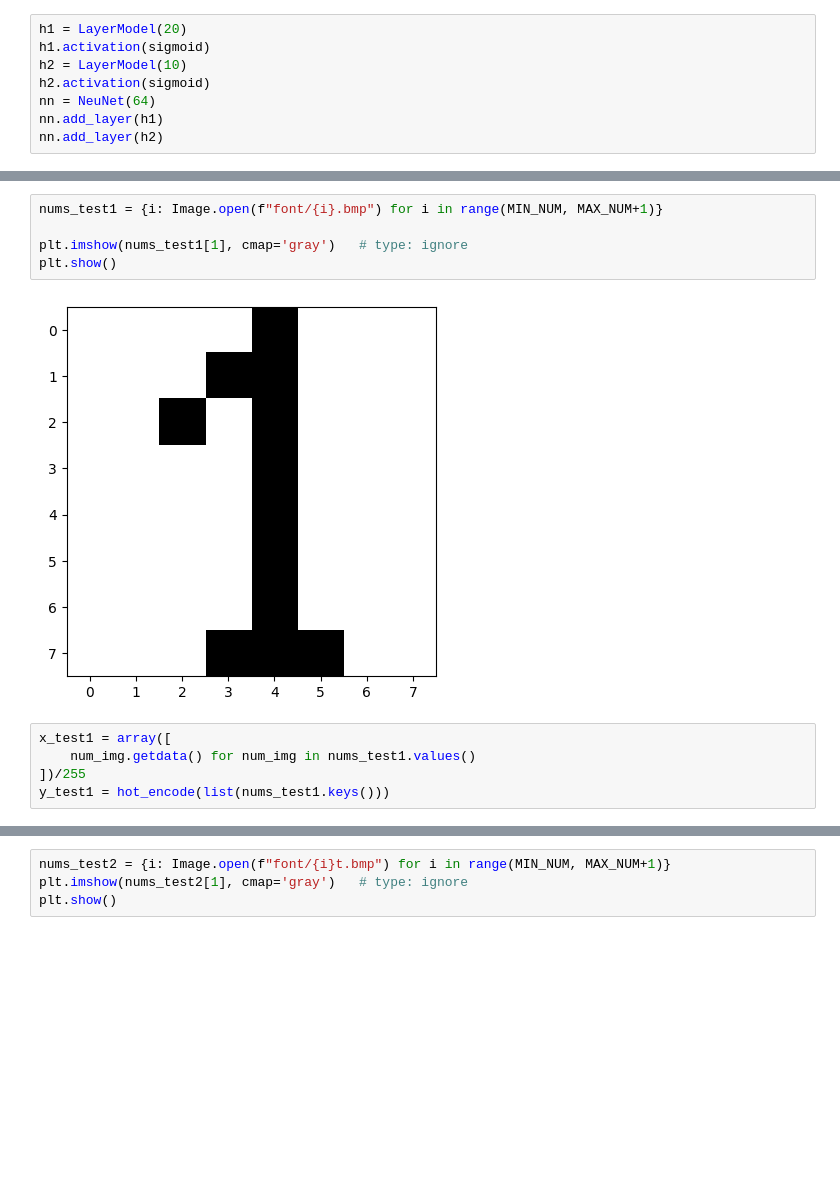
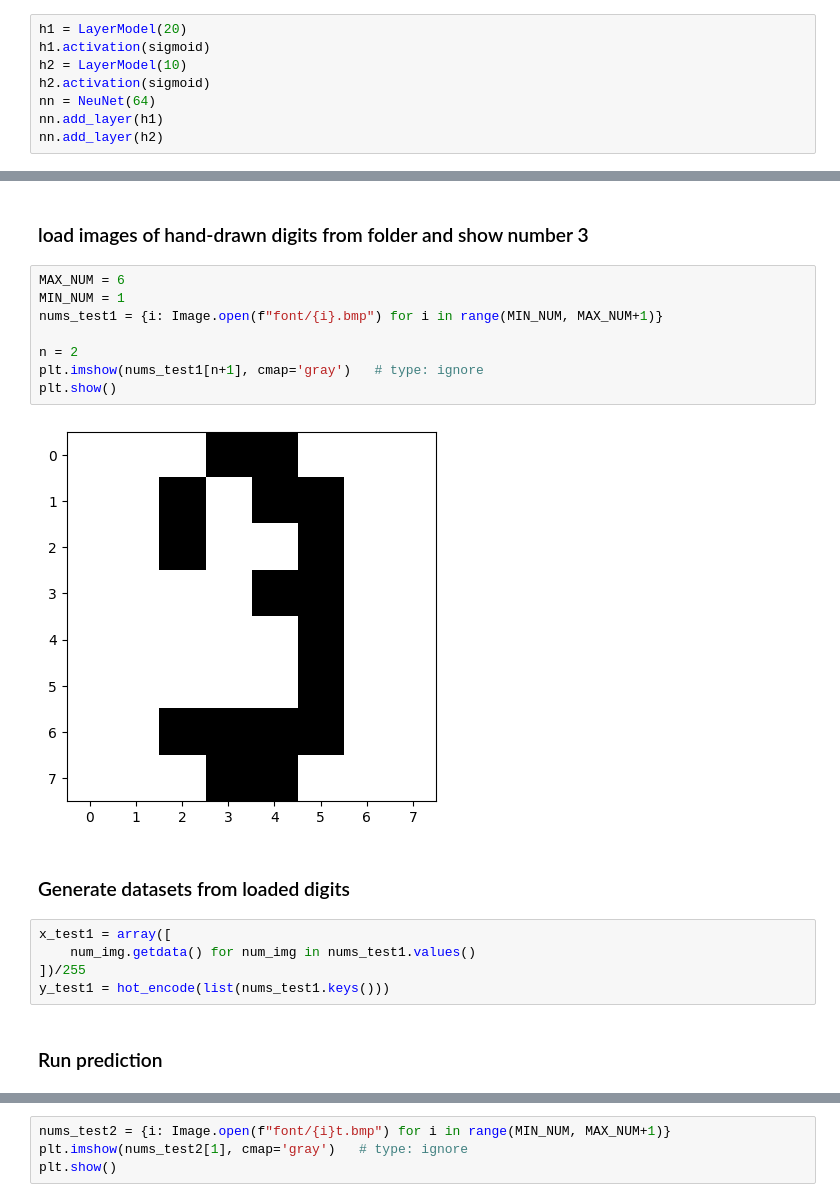
Before and after one commit to asakhar/nn1-py, a Jupyter notebook: try_mnist.ipynb, the cells around one changed output, grey strips where cells are left out. Drawn from its saved outputs; the diff is of its cells as text; blank space fills up the shorter version.

```diff
--- a/try_mnist.ipynb
+++ b/try_mnist.ipynb
@@ -67,13 +78,22 @@ plt.show()
+# %% [markdown]
+### load images of hand-drawn digits from folder and show number 3
 # %%
+MAX_NUM = 6
+MIN_NUM = 1
 nums_test1 = {i: Image.open(f"font/{i}.bmp") for i in range(MIN_NUM, MAX_NUM+1)}
 
-plt.imshow(nums_test1[1], cmap='gray')   # type: ignore
+n = 2
+plt.imshow(nums_test1[n+1], cmap='gray')   # type: ignore
 plt.show()
 # %% [output]
-[figure, old version]
+[figure, new version]
+# %% [markdown]
+### Generate datasets from loaded digits
 # %%
 x_test1 = array([
     num_img.getdata() for num_img in nums_test1.values()
 ])/255
 y_test1 = hot_encode(list(nums_test1.keys()))
+# %% [markdown]
+### Run prediction
 # %%
```
Also changed, not shown: parts of 17 cells of this notebook, 2 other files.
